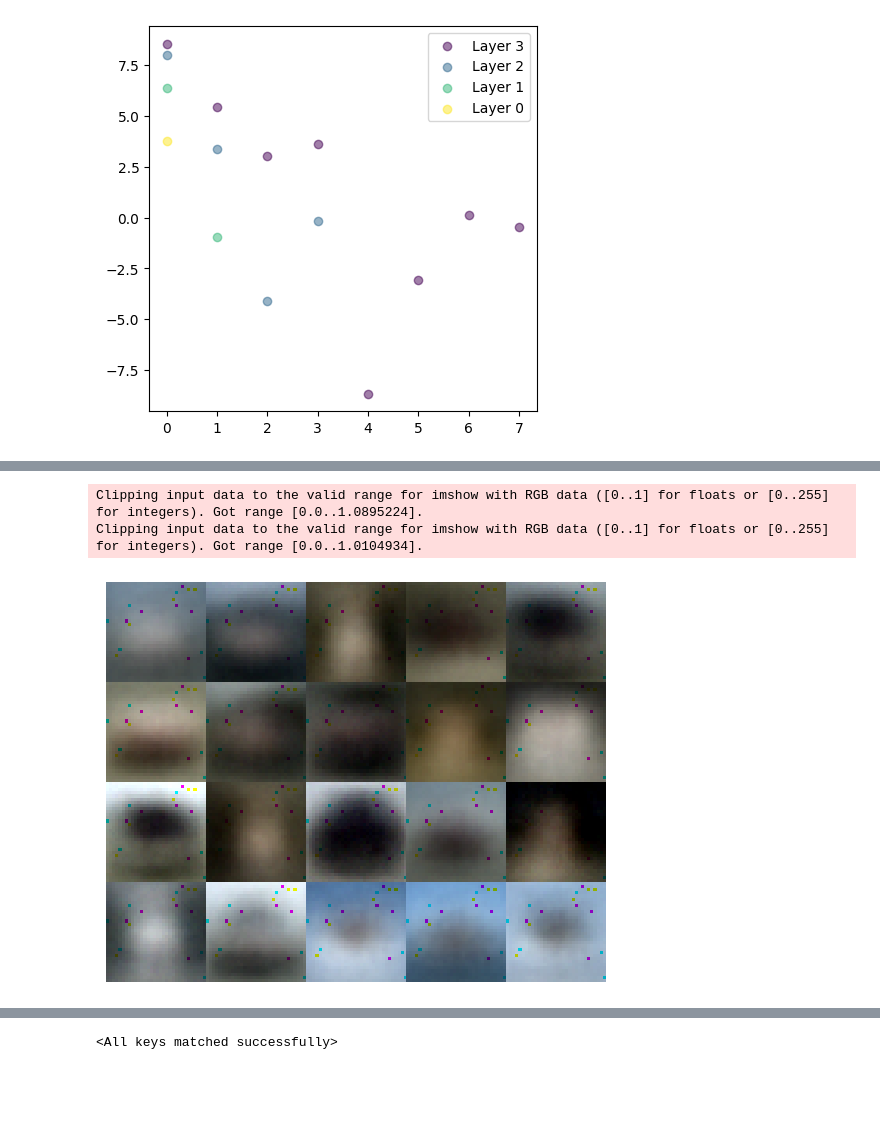
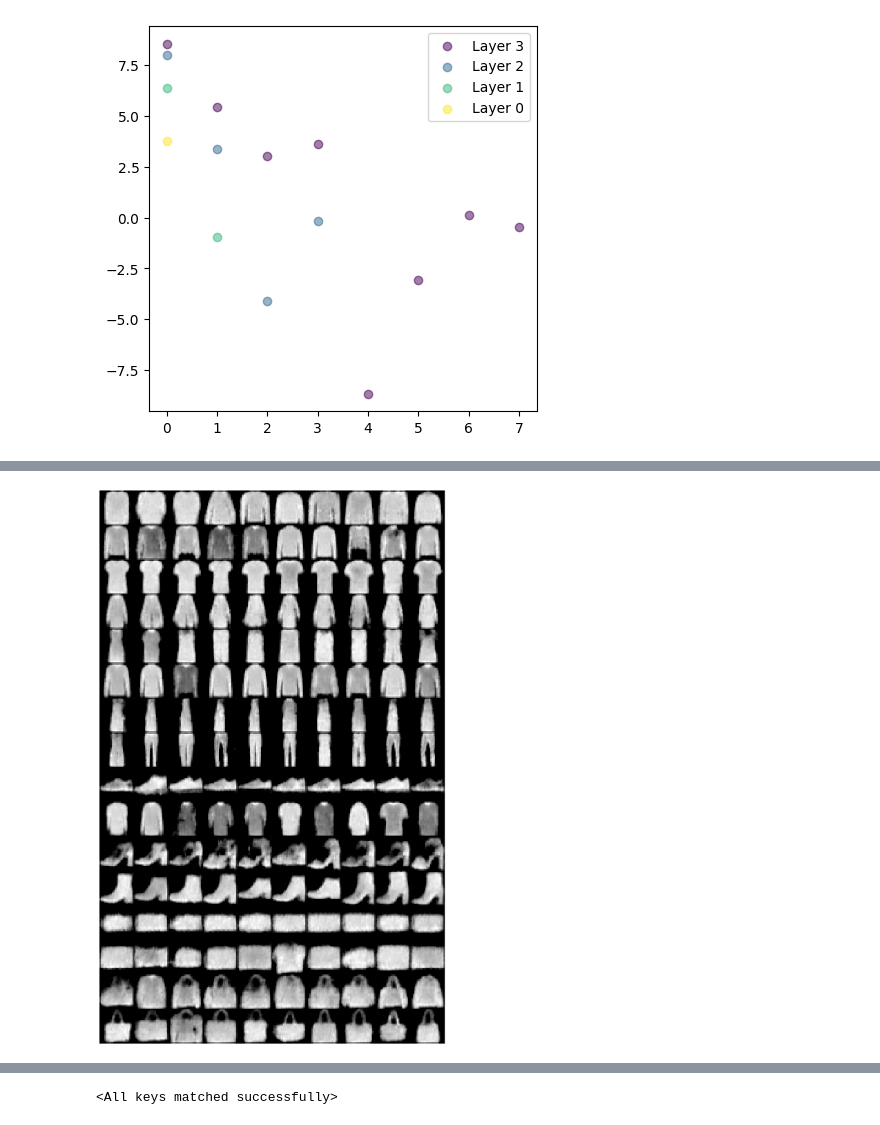
Before and after one commit to Teachable-AI-Lab/unsupervised-prototypes, a Jupyter notebook: GMM-exp.ipynb, the cells around one changed output, grey strips where cells are left out. Saved outputs shown, nothing was run; the diff lists cells and outputs as text; code cells hidden in the pictures; blank space fills up the shorter version.

```diff
--- a/GMM-exp.ipynb
+++ b/GMM-exp.ipynb
@@ -44,5 +29,5 @@ mnist_test_loader = DataLoader(mnist_test, batch_size=1024, shuffle=True, num_wo
 # %%
-train_loader, test_loader, train_set, test_set = utils.get_data_loader('cifar-10', 128, False)
+train_loader, test_loader, train_set, test_set = utils.get_data_loader('fashion-mnist', 128, False)
 # %%
 device = torch.device('cuda' if torch.cuda.is_available() else 'cpu')
 # device = 'cpu'
@@ -305,7 +390,5 @@ utils.plot_centroids(centroid_list, 2).show()
 # %%
-utils.plot_generated_examples(model, 2, 5, device).show()
+utils.plot_generated_examples(model, 4, 10, device).show()
 # %% [output]
-Clipping input data to the valid range for imshow with RGB data ([0..1] for floats or [0..255] for integers). Got range [0.0..1.0895224].
-Clipping input data to the valid range for imshow with RGB data ([0..1] for floats or [0..255] for integers). Got range [0.0..1.0104934].
-[figure, old version]
+[figure, new version]
 # %%
```
Also changed, not shown: parts of 14 cells of this notebook, 23 other files.
